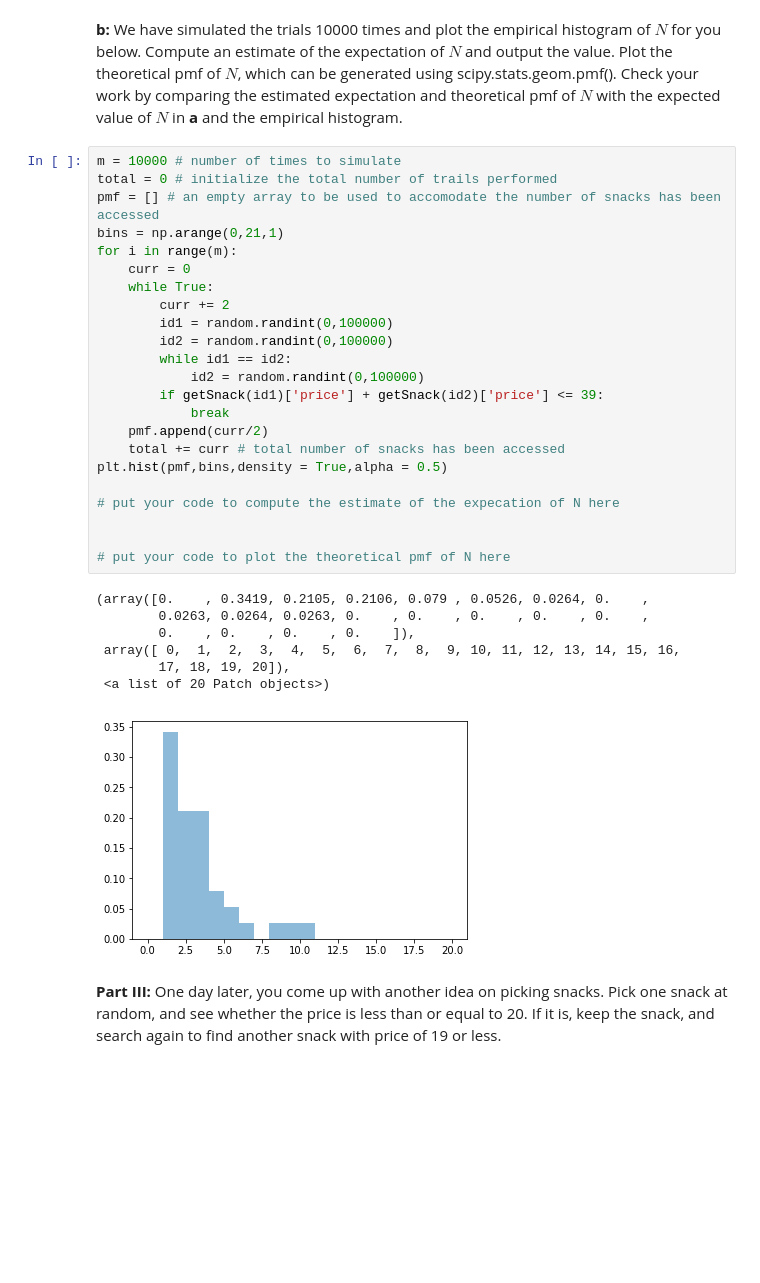
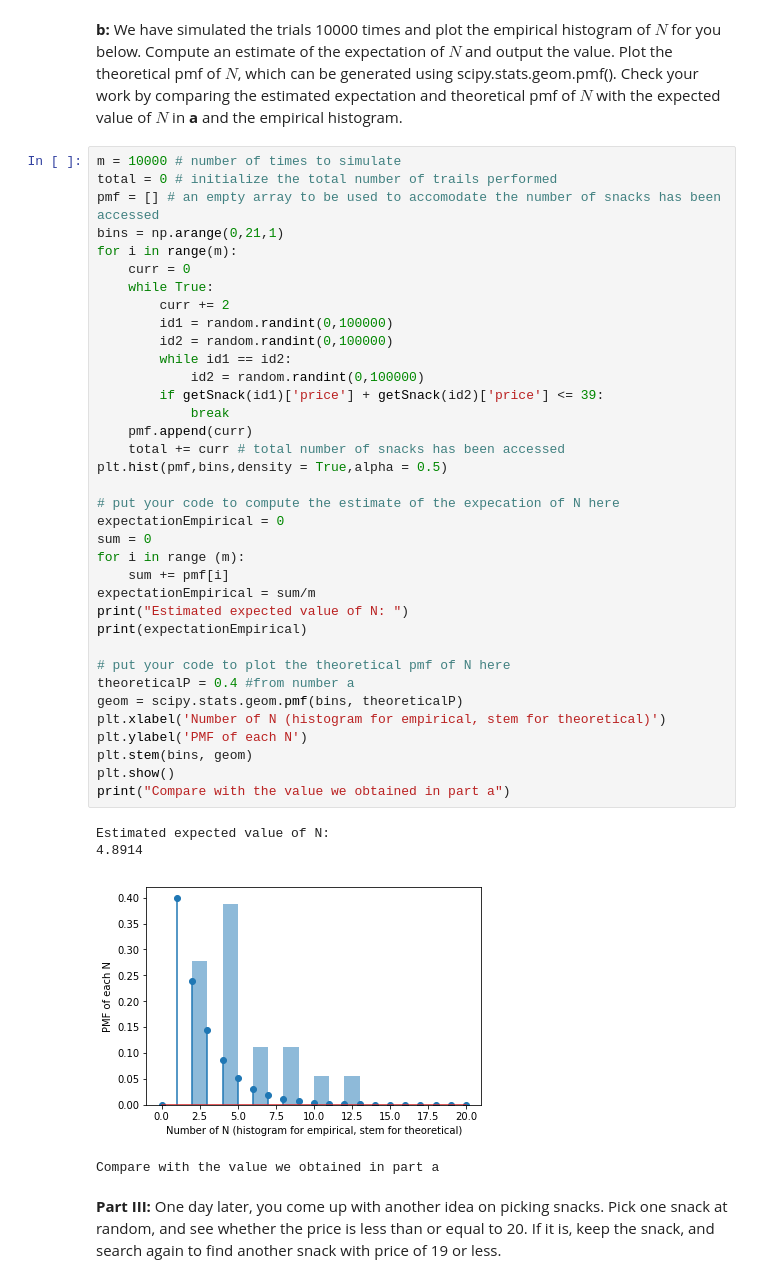
Before and after one commit to ferrispnugraha/ELEC2600H-with-Jupyter-Notebook, a Jupyter notebook: Homework 4 Q5.ipynb, the cells around one changed output. Drawn from its saved outputs; the diff is of its cells as text; blank space fills up the shorter version.

```diff
--- a/Homework 4 Q5.ipynb
+++ b/Homework 4 Q5.ipynb
@@ -37,34 +87,44 @@ def getSnack( index ):
 # %%
 m = 10000 # number of times to simulate
 total = 0 # initialize the total number of trails performed
 pmf = [] # an empty array to be used to accomodate the number of snacks has been accessed
 bins = np.arange(0,21,1)
 for i in range(m):
     curr = 0
     while True:
         curr += 2
         id1 = random.randint(0,100000)
         id2 = random.randint(0,100000)
         while id1 == id2:
             id2 = random.randint(0,100000)
         if getSnack(id1)['price'] + getSnack(id2)['price'] <= 39:
             break
-    pmf.append(curr/2)
+    pmf.append(curr)
     total += curr # total number of snacks has been accessed
 plt.hist(pmf,bins,density = True,alpha = 0.5)
 
 # put your code to compute the estimate of the expecation of N here
-
+expectationEmpirical = 0
+sum = 0
+for i in range (m):
+    sum += pmf[i]
+expectationEmpirical = sum/m
+print("Estimated expected value of N: ")
+print(expectationEmpirical)
 
 # put your code to plot the theoretical pmf of N here
+theoreticalP = 0.4 #from number a
+geom = scipy.stats.geom.pmf(bins, theoreticalP)
+plt.xlabel('Number of N (histogram for empirical, stem for theoretical)')
+plt.ylabel('PMF of each N')
+plt.stem(bins, geom)
+plt.show()
+print("Compare with the value we obtained in part a")
 # %% [output]
-(array([0.    , 0.3419, 0.2105, 0.2106, 0.079 , 0.0526, 0.0264, 0.    ,
-        0.0263, 0.0264, 0.0263, 0.    , 0.    , 0.    , 0.    , 0.    ,
-        0.    , 0.    , 0.    , 0.    ]),
- array([ 0,  1,  2,  3,  4,  5,  6,  7,  8,  9, 10, 11, 12, 13, 14, 15, 16,
-        17, 18, 19, 20]),
- <a list of 20 Patch objects>)
+Estimated expected value of N:
+4.8914
-[figure, old version]
+[figure, new version]
+Compare with the value we obtained in part a
 # %% [markdown]
 **Part III:** One day later, you come up with another idea on picking snacks. Pick one snack at random, and see whether the price is less than or equal to 20. If it is, keep the snack, and search again to find another snack with price of 19 or less.
 # %% [markdown]
```
Also changed, not shown: parts of 9 cells of this notebook, 2 other files.
